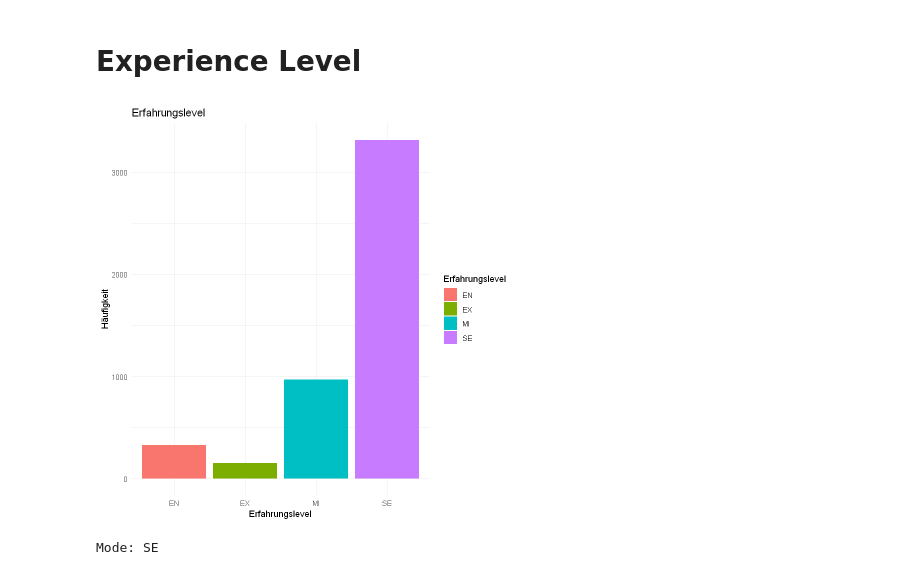
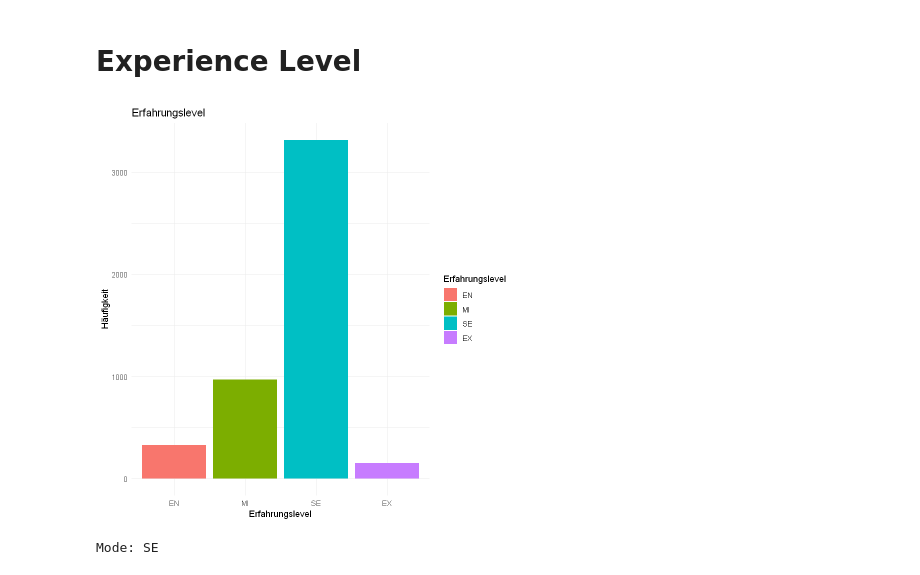
Before and after one commit to FlorianSymmank/IntroDataScienceSS23, a Jupyter notebook: analysis.ipynb, the cells around one changed output. Cells and saved outputs as stored; diff of their text form; code cells hidden in the pictures.

```diff
--- a/analysis.ipynb
+++ b/analysis.ipynb
@@ -234,12 +271,17 @@ Mode: United States
 # %% [markdown]
 # Experience Level
 # %%
-ggplot(data = df, aes(x = experience_level, fill = experience_level)) +
+exp_order <- c('EN', 'MI', 'SE', 'EX')
+
+df_exp_ordered <- df %>%
+  mutate(experience_level = factor(experience_level, levels = exp_order))
+
+ggplot(data = df_exp_ordered, aes(x = experience_level, fill = experience_level)) +
   geom_bar() +
   labs(title = "Erfahrungslevel", x = "Erfahrungslevel", y = "Häufigkeit", fill = "Erfahrungslevel") +
   theme_minimal()
 # %% [output]
-[figure, old version]
+[figure, new version]
 # %%
 m <- Mode(df$experience_level)
 printf("Mode: %s\n", m)
```
Also changed, not shown: parts of 7 cells of this notebook.
